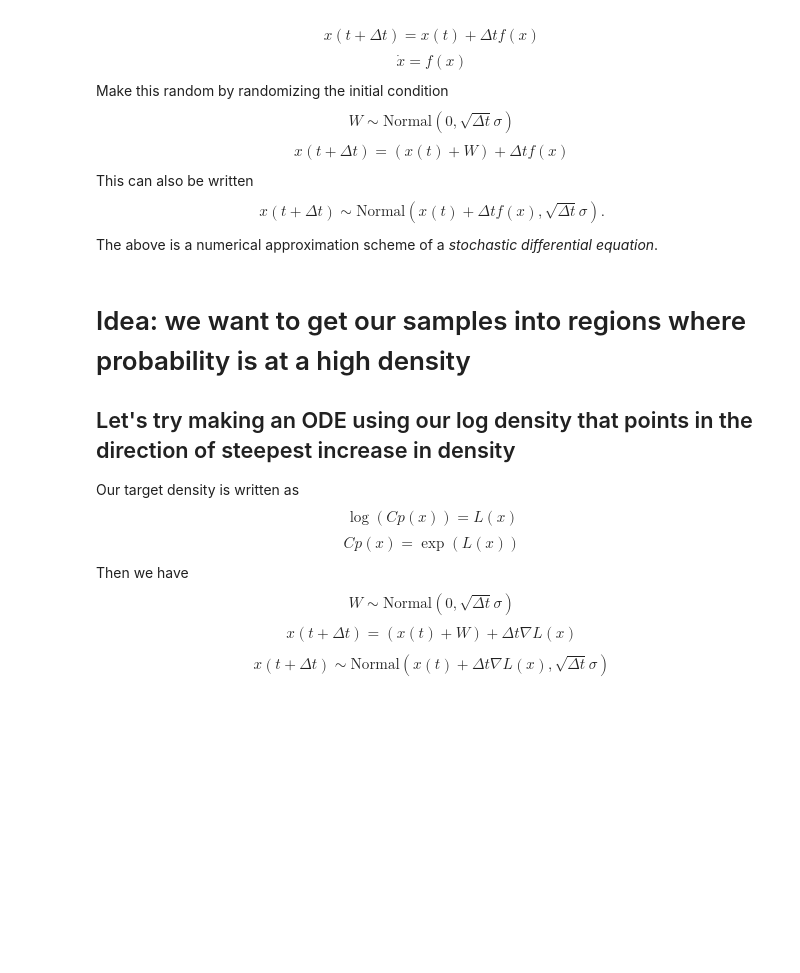
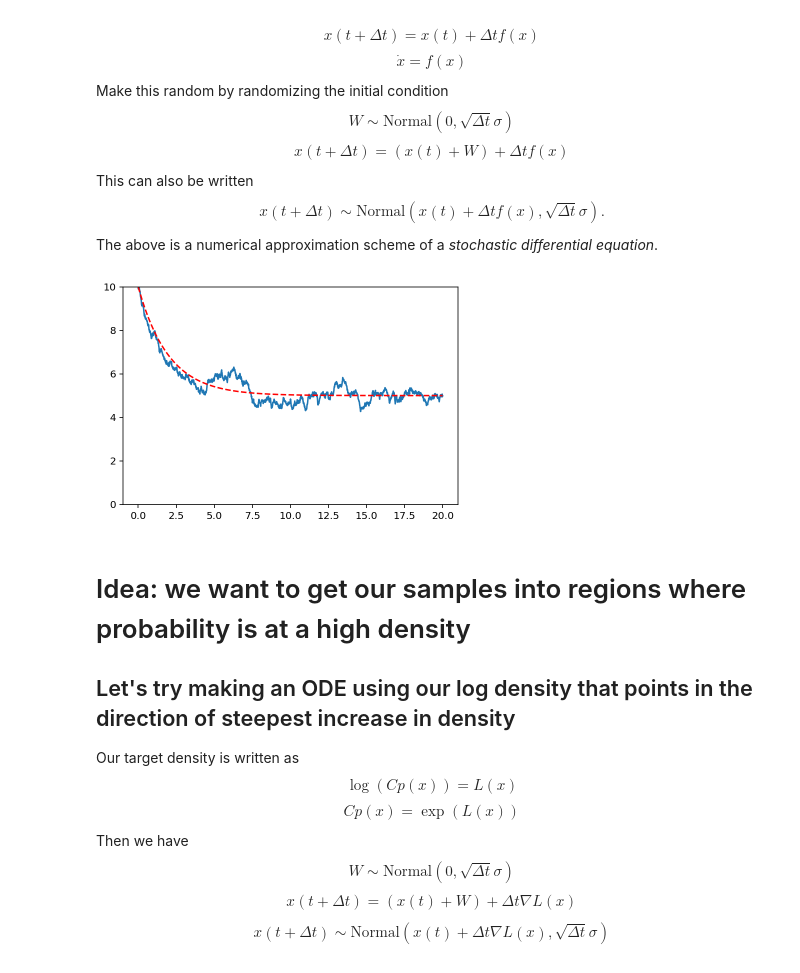
Before and after one commit to newby-jay/MATH509-Fall2022-JupyterNotebooks, a Jupyter notebook: Week 10.ipynb, the cells around one changed output. Saved outputs shown, nothing was run; the diff lists cells and outputs as text; code cells hidden in the pictures; blank space fills up the shorter version.

```diff
--- a/Week 10.ipynb
+++ b/Week 10.ipynb
@@ -370,6 +387,33 @@ $$ x(t + \Delta t) = (x(t) + W) + \Delta t f(x)$$
 This can also be written
 $$ x(t + \Delta t) \sim \text{Normal}(x(t) + \Delta t f(x), \sqrt{\Delta t}\sigma).$$
 The above is a numerical approximation scheme of a *stochastic differential equation*.
+# %%
+### x' = 0.5*x, x(0) = x_0
+### x(t) = x_0*exp(0.5*t)
+
+Nsteps = 2000
+dt = 0.01
+x0 = 10.
+sigma = 0.5
+
+def f(x):
+    return 2.5 - 0.5*x
+
+
+x = zeros((Nsteps))
+t = zeros((Nsteps))
+x[0] = x0
+t[0] = 0.
+
+for n in arange(Nsteps-1):
+    x[n+1] = x[n] + dt*f(x[n]) + sqrt(dt)*sigma*normal(0, 1)
+    t[n+1] = t[n] + dt
+
+plot(t, x)
+plot(t, (x0 - 5.)*exp(-0.5*t) + 5., '--r')
+ylim(0, 10);
+# %% [output]
+[figure, added]
 # %% [markdown]
 # Idea: we want to get our samples into regions where probability is at a high density
 
```
Also changed, not shown: parts of 9 cells of this notebook.
